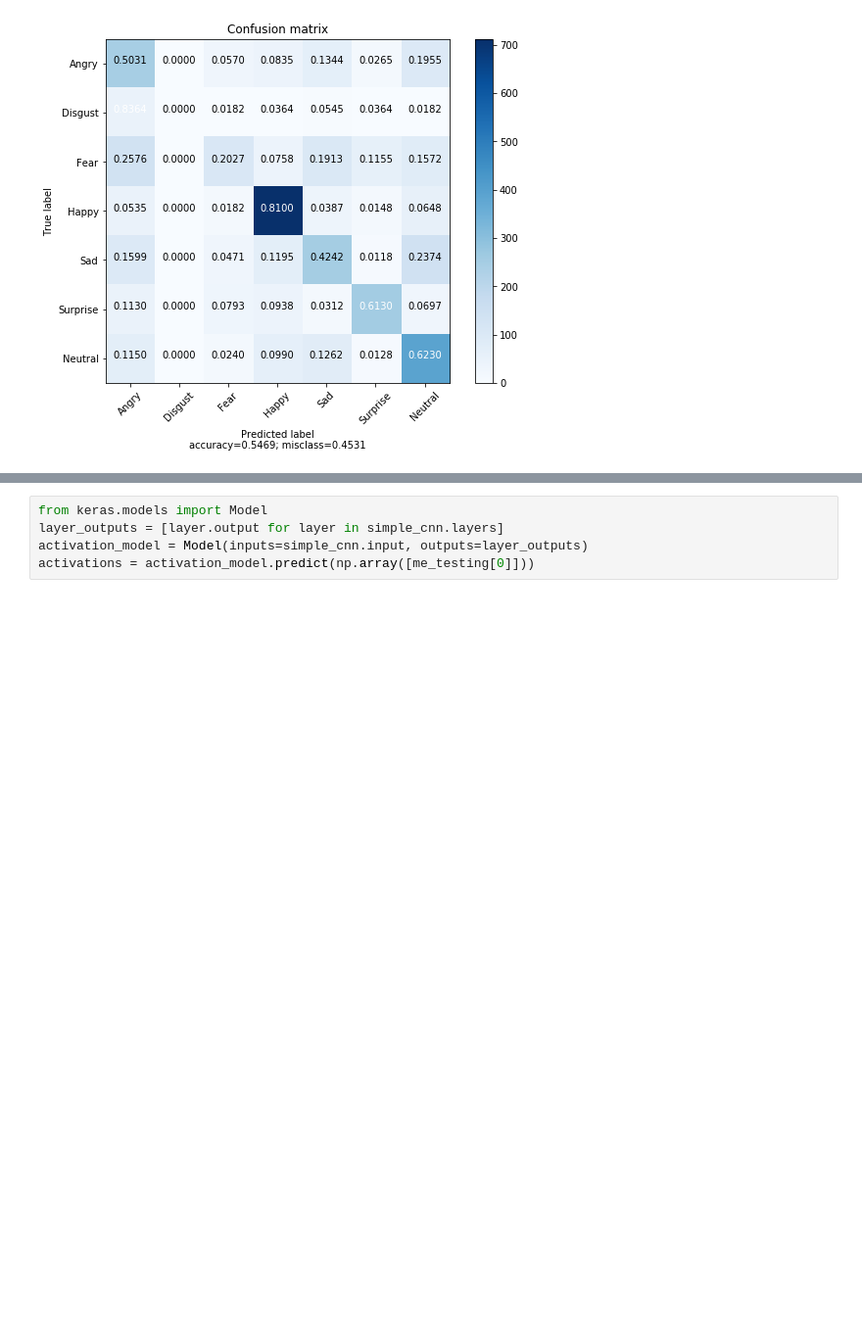
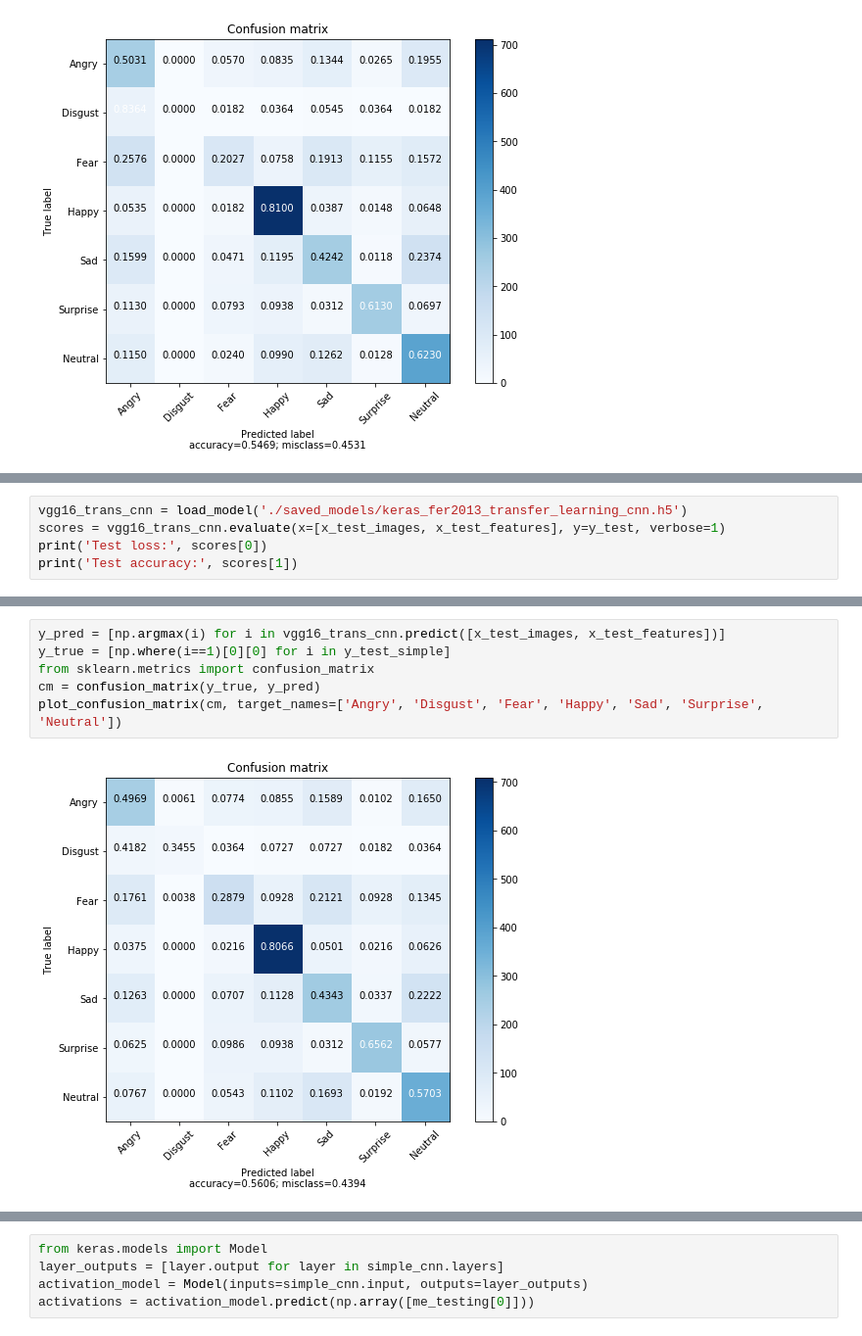
Before and after one commit to songzhm/machinelearningfinalproject, a Jupyter notebook: index.ipynb, the cells around one changed output, grey strips where cells are left out. Shown at 98% size. Drawn from its saved outputs; the diff is of its cells as text; blank space fills up the shorter version.

```diff
--- a/index.ipynb
+++ b/index.ipynb
@@ -792,0 +794,5 @@ Thank you!
+# %%
+vgg16_trans_cnn = load_model('./saved_models/keras_fer2013_transfer_learning_cnn.h5')
+scores = vgg16_trans_cnn.evaluate(x=[x_test_images, x_test_features], y=y_test, verbose=1)
+print('Test loss:', scores[0])
+print('Test accuracy:', scores[1])
@@ -793,3 +803,11 @@ Thank you!
+# %%
+y_pred = [np.argmax(i) for i in vgg16_trans_cnn.predict([x_test_images, x_test_features])]
+y_true = [np.where(i==1)[0][0] for i in y_test_simple]
+from sklearn.metrics import confusion_matrix
+cm = confusion_matrix(y_true, y_pred)
+plot_confusion_matrix(cm, target_names=['Angry', 'Disgust', 'Fear', 'Happy', 'Sad', 'Surprise', 'Neutral'])
+# %% [output]
+[figure, added]
 # %%
 from PIL import Image
 from scipy import ndimage
```
Also changed, not shown: parts of 14 cells of this notebook, 7 other files.
